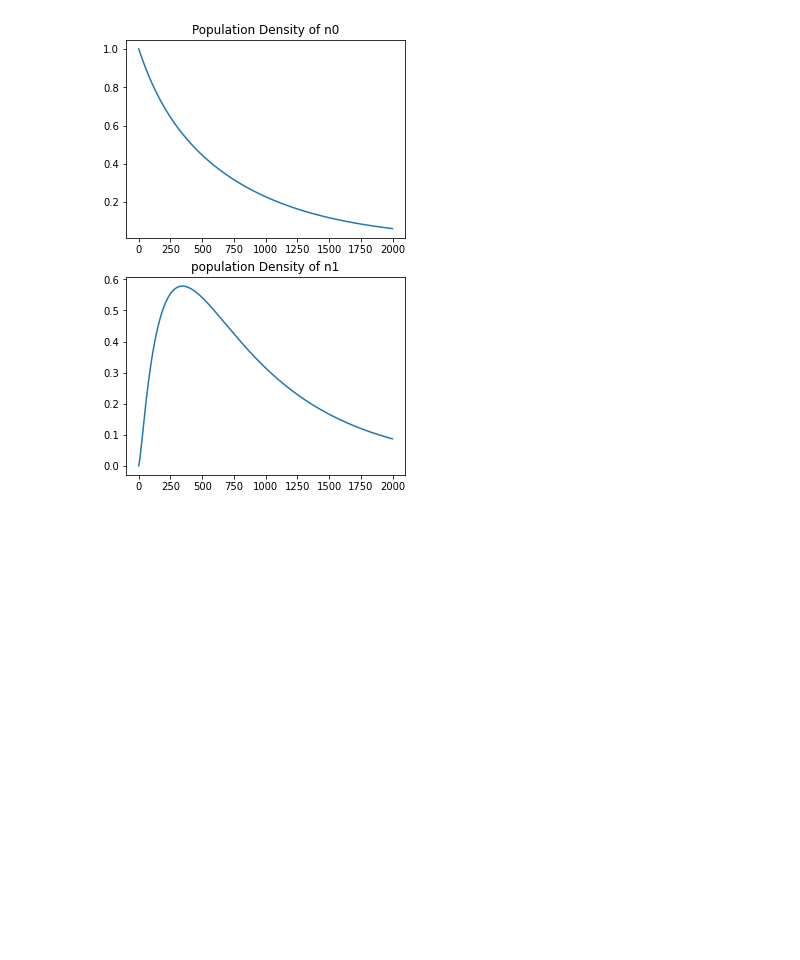
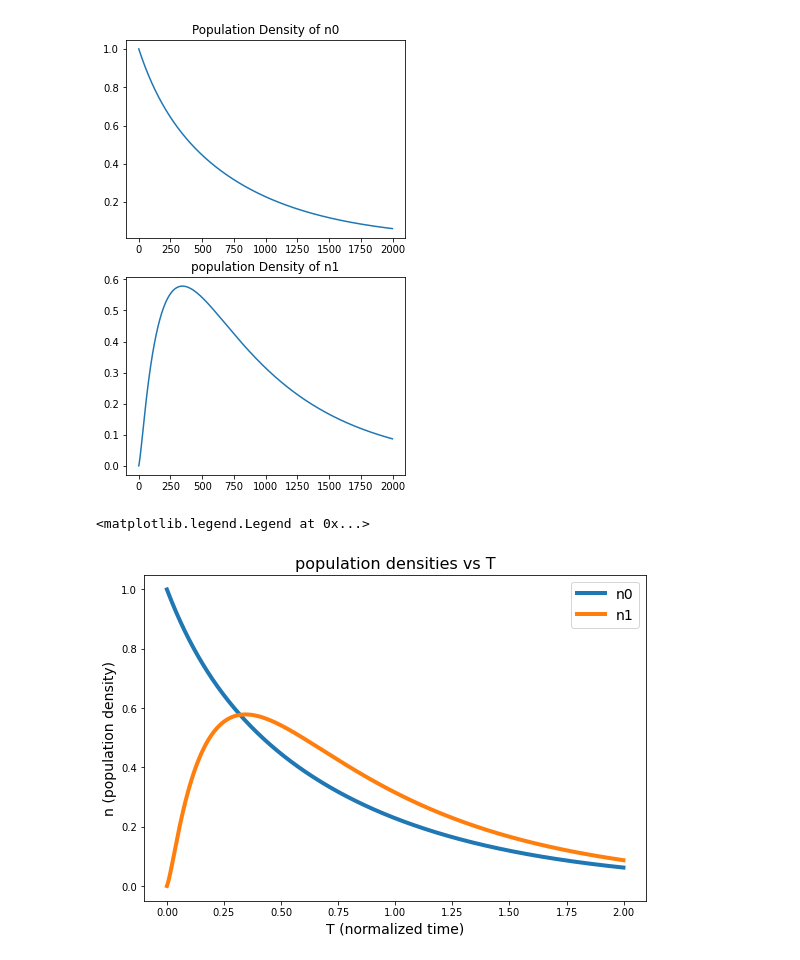
Before and after one commit to alifele/Bioinformatics, a Jupyter notebook: SA_Simulation.ipynb, the cells around one changed output. Saved outputs shown, nothing was run; the diff lists cells and outputs as text; code cells hidden in the pictures; blank space fills up the shorter version.

```diff
--- a/SA_Simulation.ipynb
+++ b/SA_Simulation.ipynb
@@ -38,7 +38,7 @@ class SA:
     self.dT = initial_values["dT"]
     self.dZ = initial_values["dZ"]
     self.simulationTimeSteps= initial_values['simulationTimeSteps']
-    self.simulationDepthSteps= intial_values['simulationDepthSteps']
+    self.simulationDepthSteps= initial_values['simulationDepthSteps']
 
 
   def initNormalizedValues(self, initial_values):
@@ -60,7 +60,7 @@ class SA:
     self.dT = initial_values["dT"]
     self.dZ = initial_values["dZ"]
     self.simulationTimeSteps= initial_values['simulationTimeSteps']
-    self.simulationDepthSteps= intial_values['simulationDepthSteps']
+    self.simulationDepthSteps= initial_values['simulationDepthSteps']
 
 
 
@@ -142,3 +142,15 @@ a[1].set_title("population Density of n1")
 # %% [output]
 Text(0.5, 1.0, 'population Density of n1')
 [figure]
+# %%
+T = np.arange(0,initial_values['simulationTimeSteps']*initial_values['dT'], initial_values['dT'])
+plt.figure(figsize=(9,6))
+plt.title("population densities vs T", fontsize=16)
+plt.plot(T,n0, label="n0", lw=4)
+plt.plot(T,n1, label="n1", lw=4)
+plt.xlabel("T (normalized time)", fontsize=14)
+plt.ylabel("n (population density)", fontsize=14)
+plt.legend(fontsize=14)
+# %% [output]
+<matplotlib.legend.Legend at 0x...>
+[figure, added]
```
